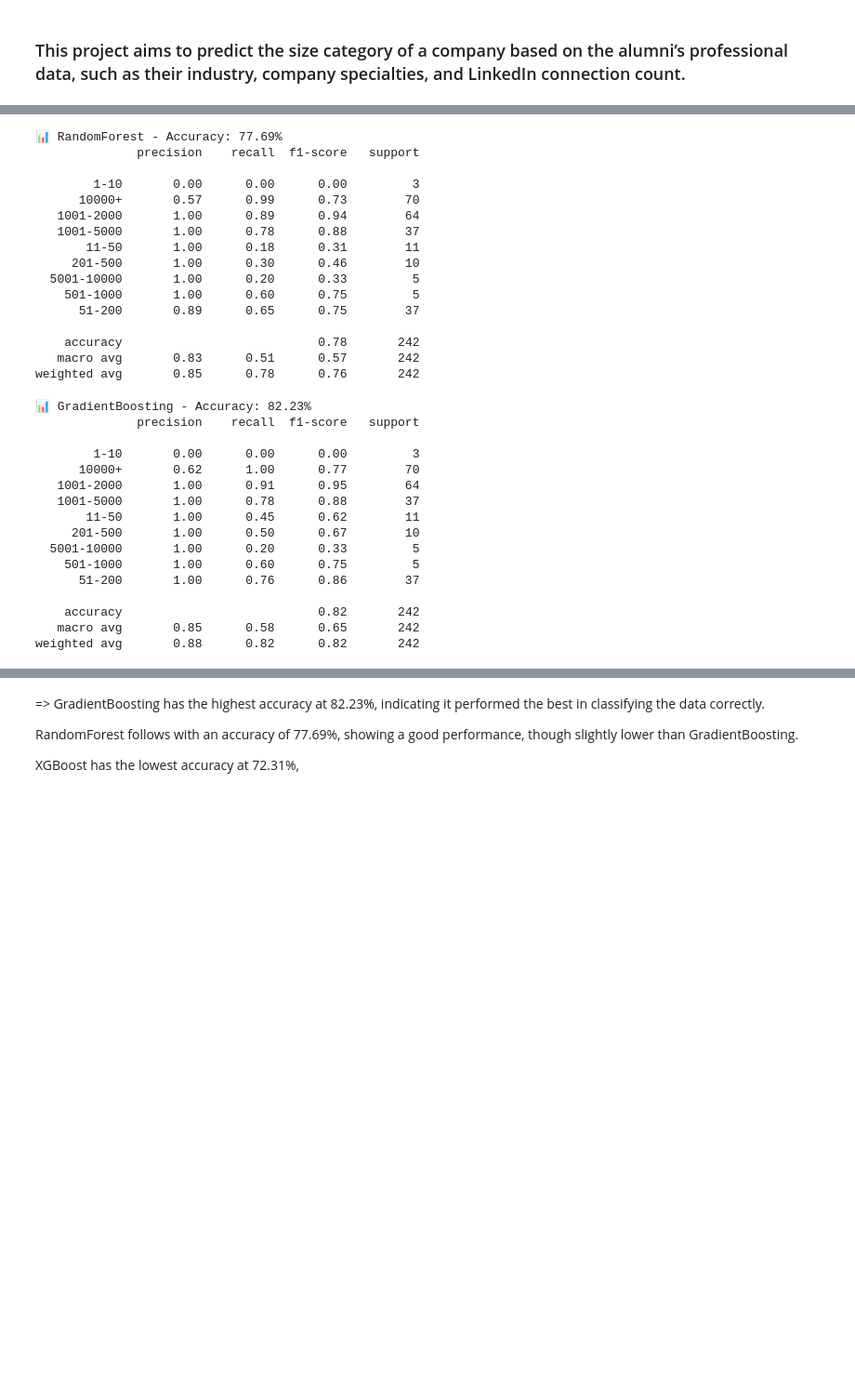
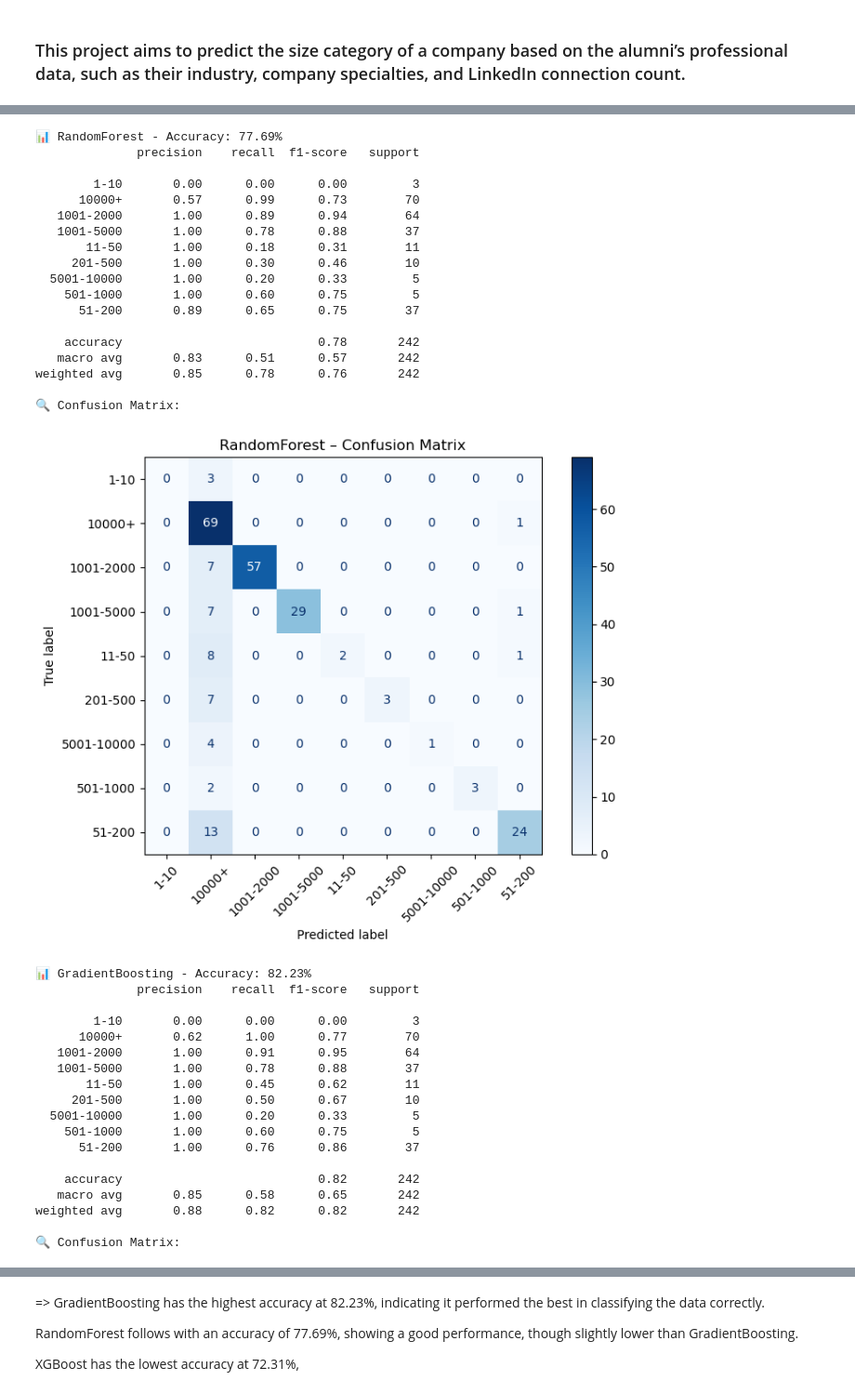
Before and after one commit to toujaniayoub/BI-Admission-s-ESPRIT, a Jupyter notebook: classification_company_size.ipynb, the cells around one changed output, grey strips where cells are left out. Shown at 93% size. Cells and saved outputs as stored; diff of their text form; code cells hidden in the pictures; blank space fills up the shorter version.

```diff
--- a/classification_company_size.ipynb
+++ b/classification_company_size.ipynb
@@ -27,10 +35,12 @@ df = df.drop(columns=["factKey", "first_name", "last_name", "Current_Position"])
 # %%
 import pandas as pd
+import matplotlib.pyplot as plt
+
 from sklearn.model_selection import train_test_split
 from sklearn.pipeline import Pipeline
 from sklearn.compose import ColumnTransformer
 from sklearn.preprocessing import OneHotEncoder, StandardScaler, LabelEncoder
-from sklearn.metrics import classification_report, accuracy_score
+from sklearn.metrics import classification_report, accuracy_score, ConfusionMatrixDisplay
 from sklearn.ensemble import RandomForestClassifier, GradientBoostingClassifier
 from xgboost import XGBClassifier
 
@@ -50,7 +60,7 @@ numerical = ['num_of_connections']
 # Split
 X_train, X_test, y_train_str, y_test_str = train_test_split(X, y, stratify=y, random_state=42)
 
-# ✅ Creating an encoded version of y for XGBoost
+# ✅ Label encoding for XGBoost
 label_encoder = LabelEncoder()
 y_train_enc = label_encoder.fit_transform(y_train_str)
 y_test_enc = label_encoder.transform(y_test_str)
@@ -58,7 +68,7 @@ y_test_enc = label_encoder.transform(y_test_str)
 # Results
 results = []
 
-# Model and preprocessor definitions
+# Model definitions
 model_defs = {
     "RandomForest": (
         RandomForestClassifier(class_weight='balanced', random_state=42),
@@ -89,7 +99,7 @@ model_defs = {
     )
 }
 
-# 📊 Training Loop
+# 📊 Training loop with improved confusion matrix
 for name, (model, preprocessor, y_train_model, y_test_model) in model_defs.items():
     pipe = Pipeline([
         ("prep", preprocessor),
@@ -101,39 +111,55 @@ for name, (model, preprocessor, y_train_model, y_test_model) in model_defs.items
     acc = accuracy_score(y_test_model, y_pred)
     print(f"\n📊 {name} - Accuracy: {acc:.2%}")
 
+    # Classification Report
     if name == "XGBoost":
         print(classification_report(y_test_model, y_pred, target_names=label_encoder.classes_))
     else:
         print(classification_report(y_test_model, y_pred))
 
+    # Confusion Matrix with better layout
+    print("🔍 Confusion Matrix:")
+    fig, ax = plt.subplots(figsize=(8, 6))
+    if name == "XGBoost":
+        disp = ConfusionMatrixDisplay.from_predictions(
+            y_test_model, y_pred, display_labels=label_encoder.classes_, cmap='Blues', ax=ax
+        )
+    else:
+        disp = ConfusionMatrixDisplay.from_predictions(
+            y_test_model, y_pred, cmap='Blues', ax=ax
+        )
+    ax.set_title(f"{name} – Confusion Matrix")
+    plt.xticks(rotation=45)
+    plt.tight_layout()
+    plt.show()
+
+    # Save accuracy
     results.append((name, acc))
-
-# Summary
-df_results = pd.DataFrame(results, columns=["Model", "Accuracy"]).sort_values(by="Accuracy", ascending=False)
-print("\n🎯 Model Summary:")
-print(df_results.to_string(index=False))
 # %% [output]
 A value is trying to be set on a copy of a slice from a DataFrame.
 Try using .loc[row_indexer,col_indexer] = value instead
 
 See the caveats in the documentation: https://pandas.pydata.org/pandas-docs/stable/user_guide/indexing.html#returning-a-view-versus-a-copy
   X['num_of_connections'] = pd.to_numeric(X['num_of_connections'], errors='coerce')
 📊 RandomForest - Accuracy: 77.69%
               precision    recall  f1-score   support
 
         1-10       0.00      0.00      0.00         3
       10000+       0.57      0.99      0.73        70
    1001-2000       1.00      0.89      0.94        64
    1001-5000       1.00      0.78      0.88        37
        11-50       1.00      0.18      0.31        11
      201-500       1.00      0.30      0.46        10
   5001-10000       1.00      0.20      0.33         5
     501-1000       1.00      0.60      0.75         5
       51-200       0.89      0.65      0.75        37
 
     accuracy                           0.78       242
    macro avg       0.83      0.51      0.57       242
 weighted avg       0.85      0.78      0.76       242
+
+🔍 Confusion Matrix:
+[figure, added]
 📊 GradientBoosting - Accuracy: 82.23%
               precision    recall  f1-score   support
 
@@ -150,3 +176,5 @@ weighted avg       0.85      0.78      0.76       242
     accuracy                           0.82       242
    macro avg       0.85      0.58      0.65       242
 weighted avg       0.88      0.82      0.82       242
+
+🔍 Confusion Matrix:
```
Also changed, not shown: parts of 3 cells of this notebook.
